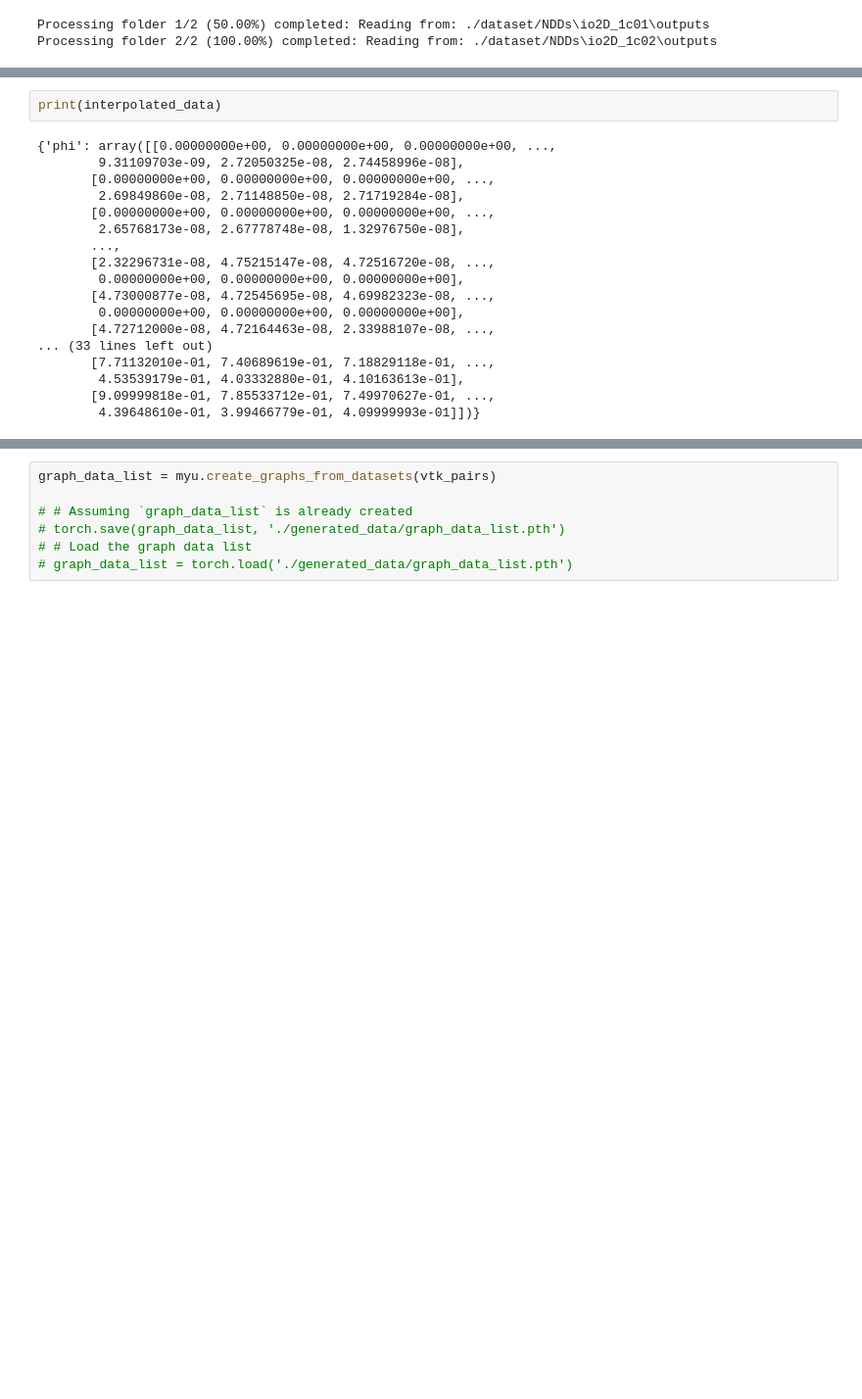
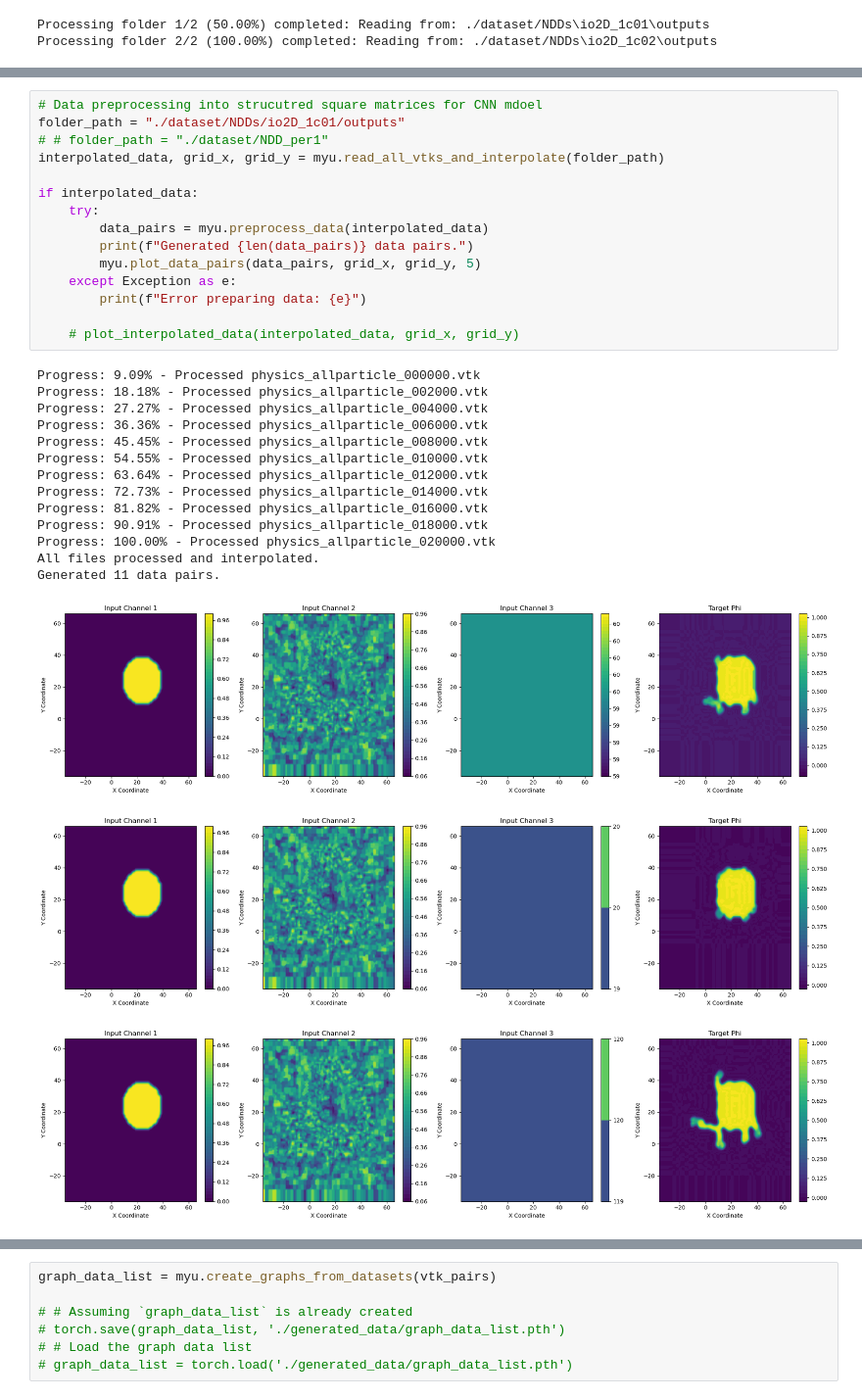
Before and after one commit to CMU-CBML/NDD_ML, a Jupyter notebook: NDDs_ML_readFolders.ipynb, the cells around one changed output, grey strips where cells are left out. Shown at 98% size. Drawn from its saved outputs; the diff is of its cells as text; blank space fills up the shorter version.

```diff
--- a/NDDs_ML_readFolders.ipynb
+++ b/NDDs_ML_readFolders.ipynb
@@ -215,20 +35,32 @@ All files processed and interpolated.
-# %%
-print(interpolated_data)
-# %% [output]
-{'phi': array([[0.00000000e+00, 0.00000000e+00, 0.00000000e+00, ...,
-        9.31109703e-09, 2.72050325e-08, 2.74458996e-08],
-       [0.00000000e+00, 0.00000000e+00, 0.00000000e+00, ...,
-        2.69849860e-08, 2.71148850e-08, 2.71719284e-08],
-       [0.00000000e+00, 0.00000000e+00, 0.00000000e+00, ...,
-        2.65768173e-08, 2.67778748e-08, 1.32976750e-08],
-       ...,
-       [2.32296731e-08, 4.75215147e-08, 4.72516720e-08, ...,
-        0.00000000e+00, 0.00000000e+00, 0.00000000e+00],
-       [4.73000877e-08, 4.72545695e-08, 4.69982323e-08, ...,
-        0.00000000e+00, 0.00000000e+00, 0.00000000e+00],
-       [4.72712000e-08, 4.72164463e-08, 2.33988107e-08, ...,
-... (33 lines left out)
-       [7.71132010e-01, 7.40689619e-01, 7.18829118e-01, ...,
-        4.53539179e-01, 4.03332880e-01, 4.10163613e-01],
-       [9.09999818e-01, 7.85533712e-01, 7.49970627e-01, ...,
-        4.39648610e-01, 3.99466779e-01, 4.09999993e-01]])}
+# %%
+# Data preprocessing into strucutred square matrices for CNN mdoel
+folder_path = "./dataset/NDDs/io2D_1c01/outputs"
+# # folder_path = "./dataset/NDD_per1"
+interpolated_data, grid_x, grid_y = myu.read_all_vtks_and_interpolate(folder_path)
+
+if interpolated_data:
+    try:
+        data_pairs = myu.preprocess_data(interpolated_data)
+        print(f"Generated {len(data_pairs)} data pairs.")
+        myu.plot_data_pairs(data_pairs, grid_x, grid_y, 5)
+    except Exception as e:
+        print(f"Error preparing data: {e}")
+
+    # plot_interpolated_data(interpolated_data, grid_x, grid_y)
+# %% [output]
+Progress: 9.09% - Processed physics_allparticle_000000.vtk
+Progress: 18.18% - Processed physics_allparticle_002000.vtk
+Progress: 27.27% - Processed physics_allparticle_004000.vtk
+Progress: 36.36% - Processed physics_allparticle_006000.vtk
+Progress: 45.45% - Processed physics_allparticle_008000.vtk
+Progress: 54.55% - Processed physics_allparticle_010000.vtk
+Progress: 63.64% - Processed physics_allparticle_012000.vtk
+Progress: 72.73% - Processed physics_allparticle_014000.vtk
+Progress: 81.82% - Processed physics_allparticle_016000.vtk
+Progress: 90.91% - Processed physics_allparticle_018000.vtk
+Progress: 100.00% - Processed physics_allparticle_020000.vtk
+All files processed and interpolated.
+Generated 11 data pairs.
+[figure, added]
+[figure, added]
+[figure, added]
```
Also changed, not shown: parts of 2 cells of this notebook, 1 other file.
